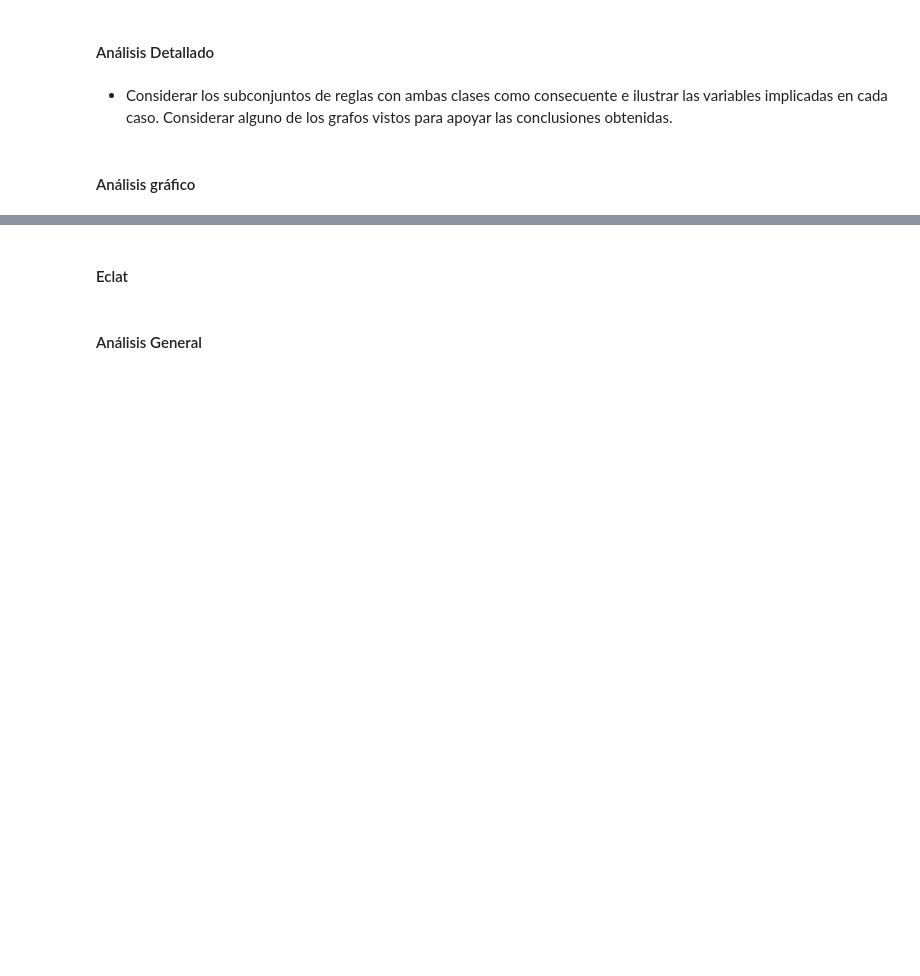
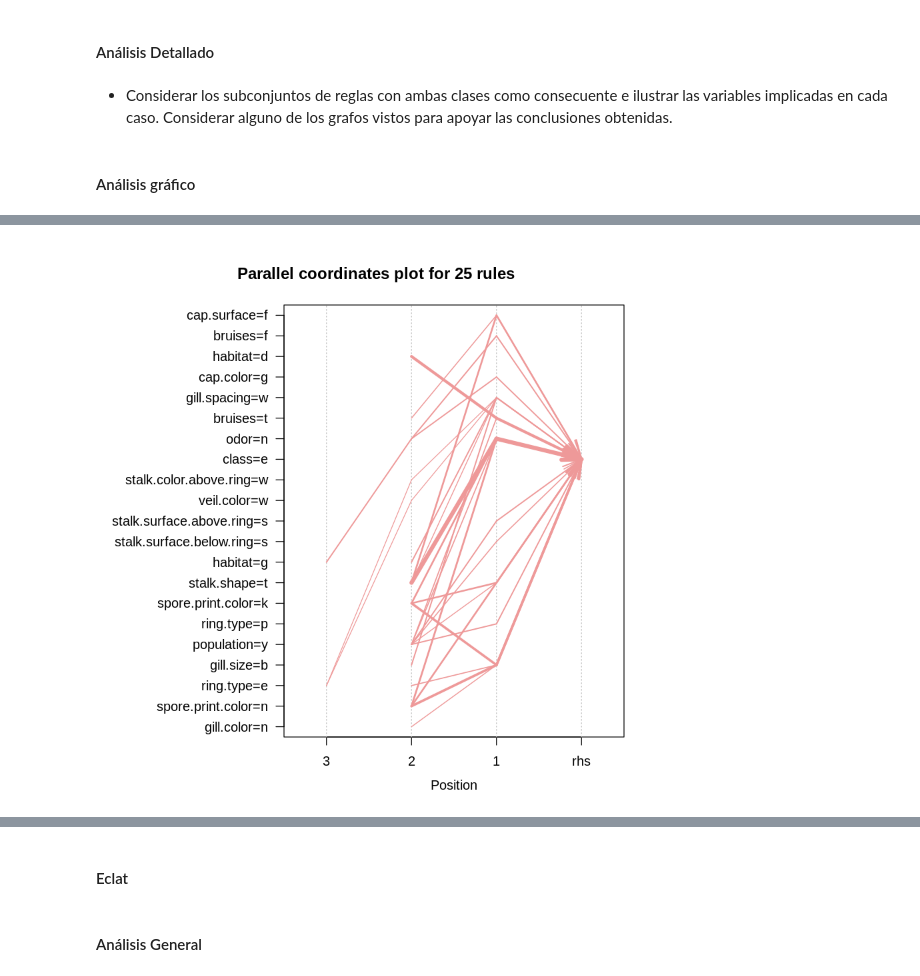
Before and after one commit to yerartdev/uc-m1966-datamining, a Jupyter notebook: d1/t1-m1966-variable-categorica.ipynb, the cells around one changed output, grey strips where cells are left out. Saved outputs shown, nothing was run; the diff lists cells and outputs as text; code cells hidden in the pictures; blank space fills up the shorter version.

```diff
--- a/d1/t1-m1966-variable-categorica.ipynb
+++ b/d1/t1-m1966-variable-categorica.ipynb
@@ -334,3 +430,7 @@ plot(rules.ap.class, method = "grouped")
 # %%
-plot(head(rules.ap.class.poisonous, n = 100, by = 'lift'), method = 'paracoord',
+#plot(rules.ap.filtered[quality(rules.ap.filtered)$support > 0.3], method = 'paracoord',
+#     control = list(reorder = TRUE))
+plot(head(rules.ap.filtered, n = 25, by ='lift'), method = 'paracoord',
      control = list(reorder = TRUE))
+# %% [output]
+[figure, added]
```
Also changed, not shown: parts of 15 cells of this notebook.
